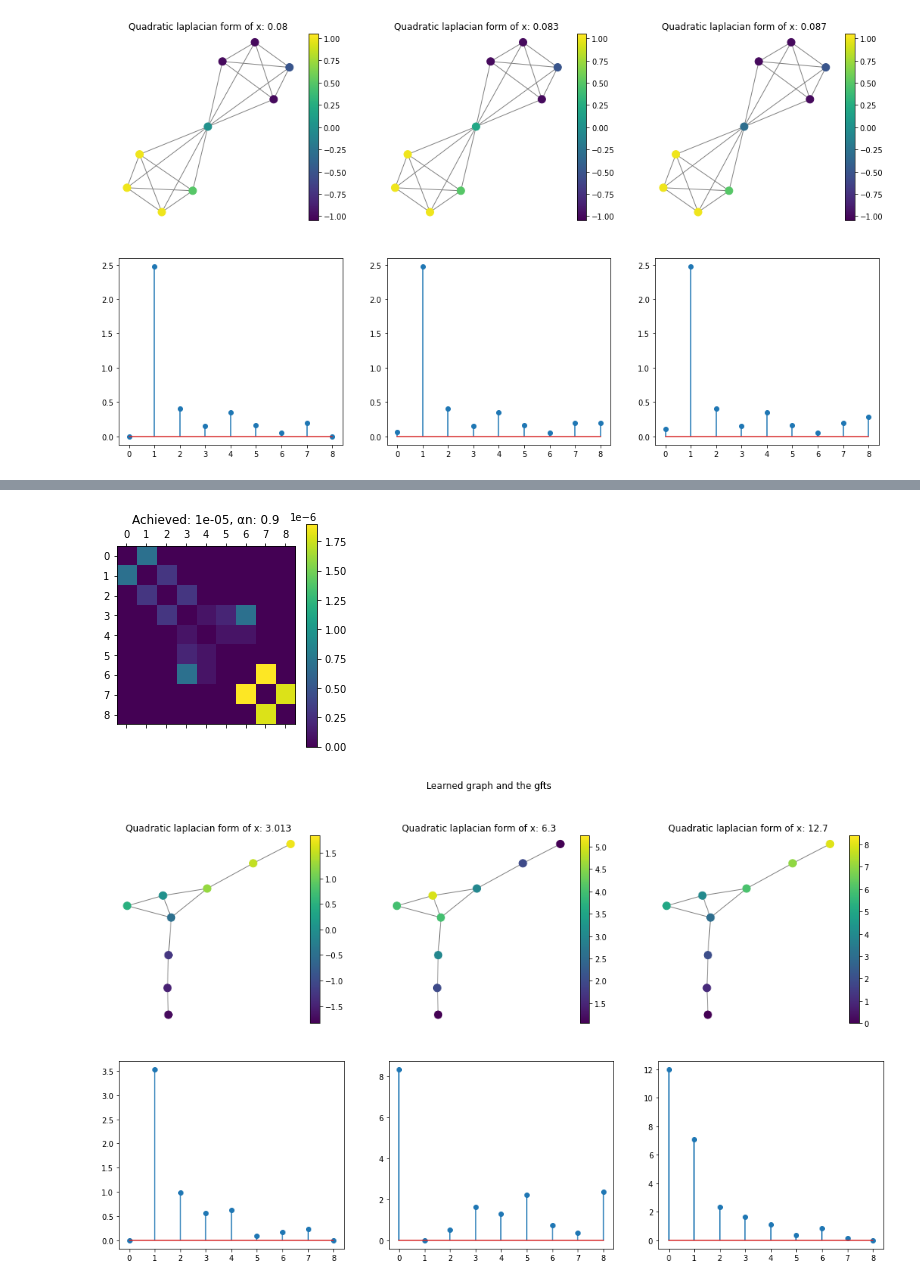
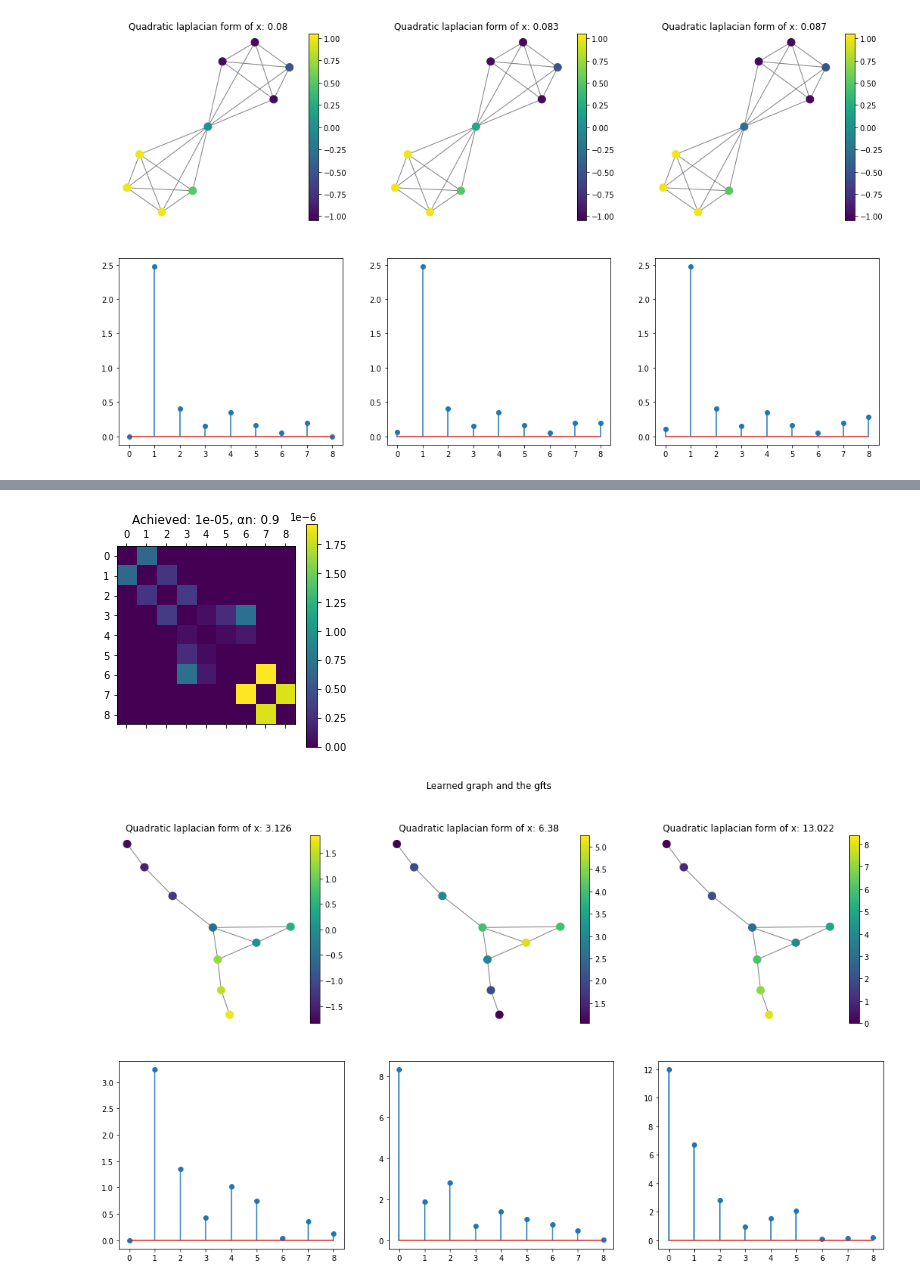
Before and after one commit to hollebenthiago/gsp, a Jupyter notebook: gsp 5 - Graph Learning.ipynb, the cells around one changed output, grey strips where cells are left out. Cells and saved outputs as stored; diff of their text form; code cells hidden in the pictures.

Commit message:
australia weather graph learning

```diff
--- a/gsp5 - Graph Learning.ipynb
+++ b/gsp 5 - Graph Learning.ipynb
@@ -331,5 +331,5 @@ Wall time: 109 ms
 # %%
-L = make_graph(np.shape(x)[0], res.x, tol = 7)
+L = make_graph(np.shape(x)[0], res.x, tol = 10)
 L.set_coordinates()
 # %%
 plt.matshow(L.W.todense())
@@ -337,22 +337,22 @@ plt.colorbar()
 plt.title('Achieved: ' + str(np.round(np.trace(L.L.todense()), 5)) + ', αn: ' + str(α * n))
 plt.show()
 # %% [output]
-[figure, old version]
+[figure, new version]
 # %%
 L.compute_fourier_basis()
 # %%
 fig, ax = plt.subplots(2, 3, figsize = (18, 10))
 
 
 for i in [0,1,2]:
     L.plot_signal(x.T[i], ax=ax[0][i])
-    ax[1][i].stem(np.abs(H.gft(x.T[i])))
+    ax[1][i].stem(np.abs(L.gft(x.T[i])))
     ax[0][i].axis('off')
 #     ax[1][i].axis('off')
     ax[0][i].set_title('Quadratic laplacian form of x: ' + str(np.round(x[:, i] @ (1e6 * L.L) @ x[:, i], 3)))
 #     ax[1][i].set_title(y[:, i] @ H.L @ y[:, i])
 
 plt.suptitle('Learned graph and the gfts')
 plt.show()
 # %% [output]
-[figure, old version]
+[figure, new version]
```
Also changed, not shown: parts of 5 cells of this notebook, 2 other files.
